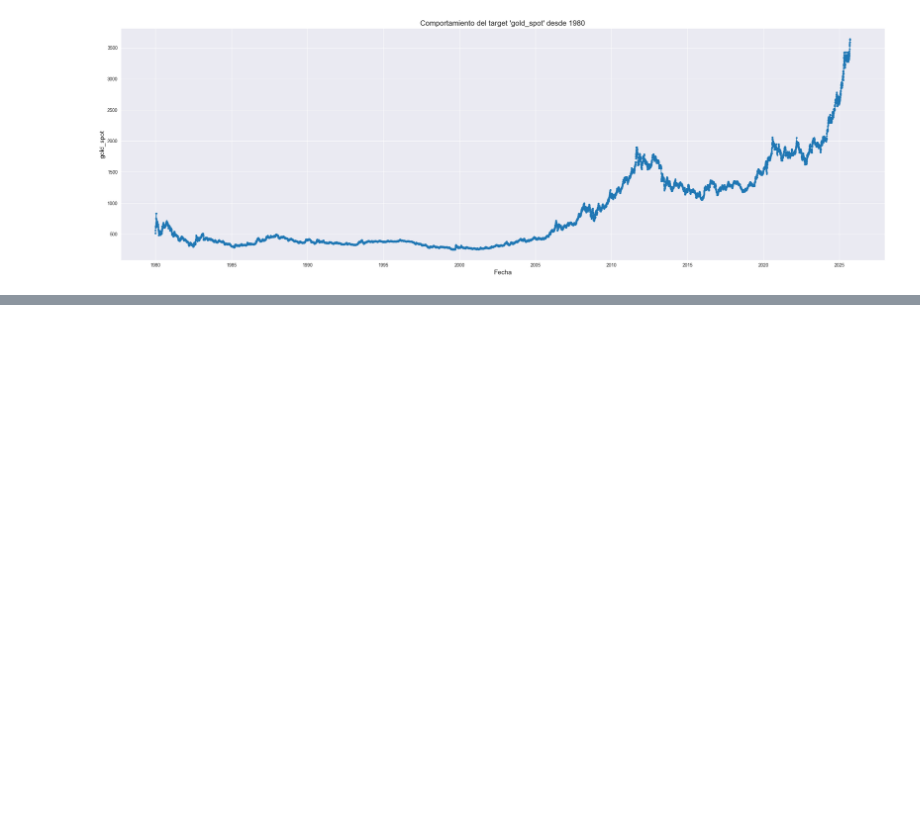
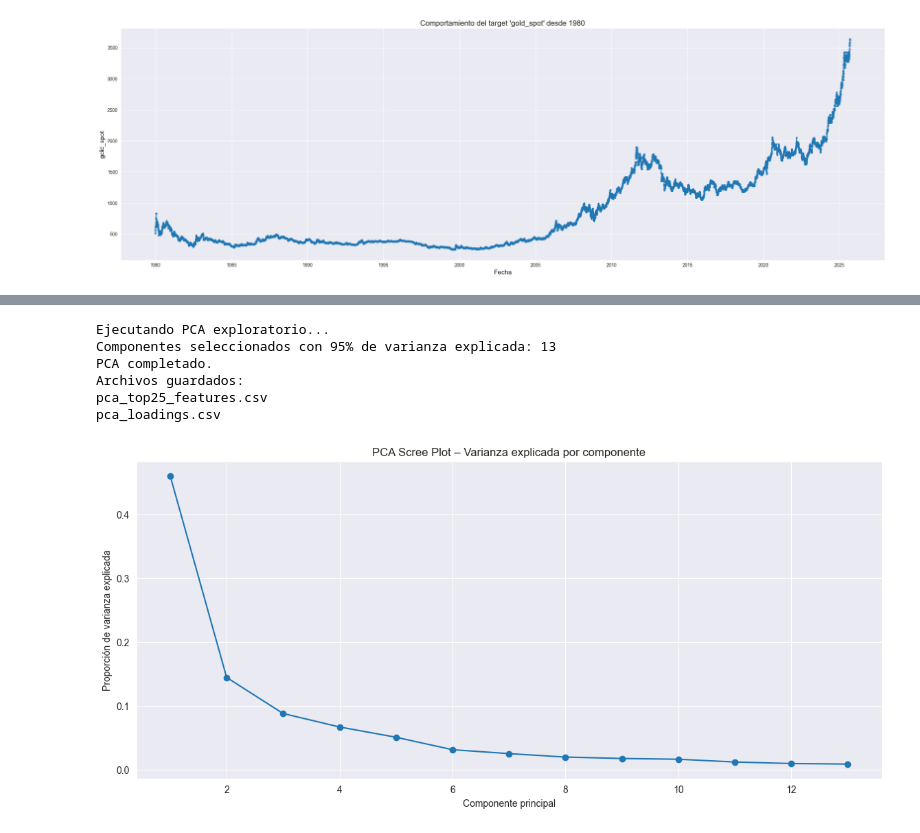
Before and after one commit to sebastianmalbaceda/gold-price-prediction, a Jupyter notebook: notebooks/gold-price-prediction.ipynb, the cells around one changed output, grey strips where cells are left out. Saved outputs shown, nothing was run; the diff lists cells and outputs as text; code cells hidden in the pictures; blank space fills up the shorter version.

```diff
--- a/notebooks/gold-price-prediction.ipynb
+++ b/notebooks/gold-price-prediction.ipynb
@@ -379,0 +1278,60 @@ plt.show()
+# %%
+# -------------------------
+# 4) PCA Exploratorio
+# -------------------------
+
+print("Ejecutando PCA exploratorio...")
+
+# Solo utilizamos las features escaladas (ya sin NaNs)
+X_only = df_exploratory.drop(columns=[DATE_COL, TARGET])
+
+pca = PCA(n_components=PCA_VARIANCE_THRESHOLD)
+pca.fit(X_only)
+
+n_components_selected = pca.n_components_
+print(f"Componentes seleccionados con {PCA_VARIANCE_THRESHOLD*100:.0f}% de varianza explicada:",
+      n_components_selected)
+
+# Cargas (loadings) de los componentes
+loadings = pd.DataFrame(
+    pca.components_[:n_components_selected].T,
+    index=X_only.columns,
+    columns=[f"PC{i+1}" for i in range(n_components_selected)]
+)
+
+# Peso de cada componente (varianza explicada)
+weights = pca.explained_variance_ratio_[:n_components_selected]
+
+# Importancia global por feature
+pca_importance = (loadings.abs() * weights).sum(axis=1).rename("PCA_score")
+
+# Guardar resultados
+pca_importance.to_csv(os.path.join(OUTPUT_DIR, "pca_top25_features.csv"))
+loadings.to_csv(os.path.join(OUTPUT_DIR, "pca_loadings.csv"))
+
+print("PCA completado.")
+print("Archivos guardados:",
+      "\npca_top25_features.csv",
+      "\npca_loadings.csv")
+
+# -------------------------
+# Scree Plot
+# -------------------------
+
+plt.figure(figsize=(14,6))
+plt.plot(range(1, n_components_selected+1),
+         pca.explained_variance_ratio_[:n_components_selected],
+         marker='o')
+plt.title("PCA Scree Plot – Varianza explicada por componente")
+plt.xlabel("Componente principal")
+plt.ylabel("Proporción de varianza explicada")
+plt.grid(True)
+plt.show()
+# %% [output]
+Ejecutando PCA exploratorio...
+Componentes seleccionados con 95% de varianza explicada: 13
+PCA completado.
+Archivos guardados:
+pca_top25_features.csv
+pca_loadings.csv
+[figure, added]
```
Also changed, not shown: parts of 67 cells of this notebook.
